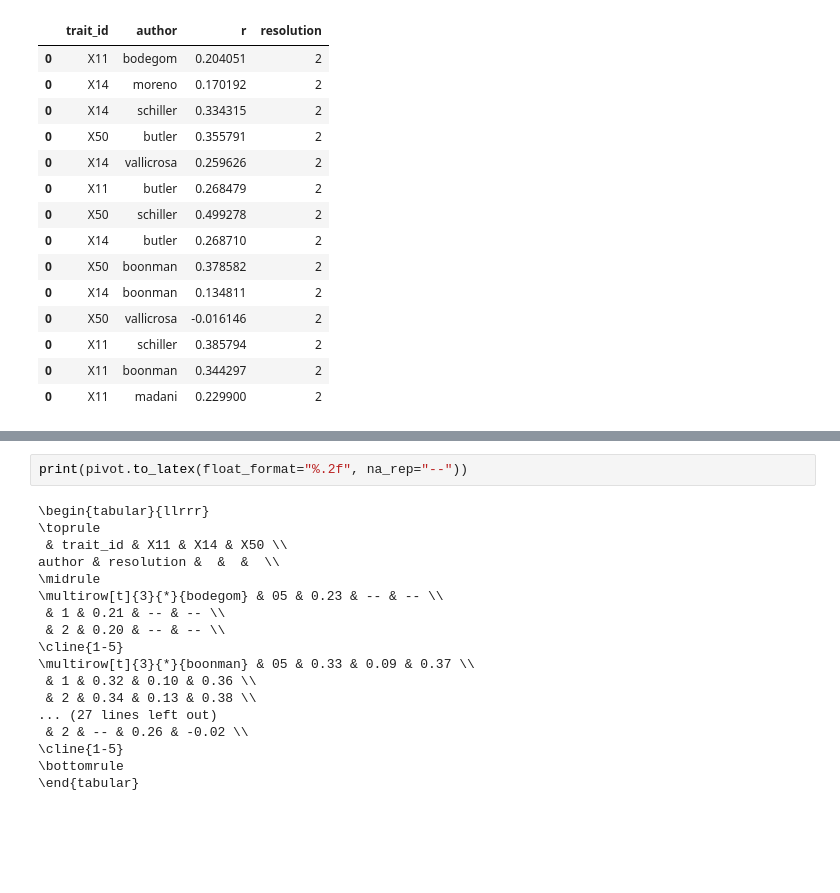
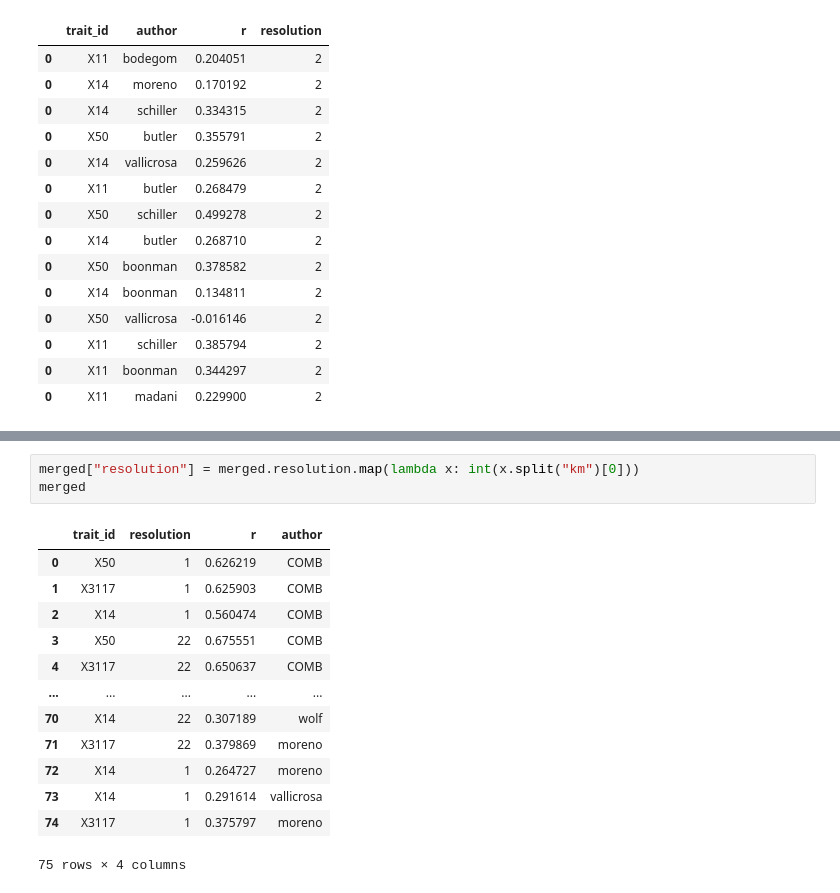
Before and after one commit to GeoSense-Freiburg/cit-sci-traits, a Jupyter notebook: notebooks/2-1_model_analysis/2-1-3_product-comparison.ipynb, the cells around one changed output, grey strips where cells are left out. Drawn from its saved outputs; the diff is of its cells as text; blank space fills up the shorter version.

```diff
--- a/notebooks/2-1_model_analysis/2-1-3_product-comparison.ipynb
+++ b/notebooks/2-1_model_analysis/2-1-3_product-comparison.ipynb
@@ -227,20 +210,17 @@ pivot
-# %%
-print(pivot.to_latex(float_format="%.2f", na_rep="--"))
-# %% [output]
-\begin{tabular}{llrrr}
-\toprule
- & trait_id & X11 & X14 & X50 \\
-author & resolution &  &  &  \\
-\midrule
-\multirow[t]{3}{*}{bodegom} & 05 & 0.23 & -- & -- \\
- & 1 & 0.21 & -- & -- \\
- & 2 & 0.20 & -- & -- \\
-\cline{1-5}
-\multirow[t]{3}{*}{boonman} & 05 & 0.33 & 0.09 & 0.37 \\
- & 1 & 0.32 & 0.10 & 0.36 \\
- & 2 & 0.34 & 0.13 & 0.38 \\
-... (27 lines left out)
- & 2 & -- & 0.26 & -0.02 \\
-\cline{1-5}
-\bottomrule
-\end{tabular}
+# %%
+merged["resolution"] = merged.resolution.map(lambda x: int(x.split("km")[0]))
+merged
+# %% [output]
+|  | trait_id | resolution | r | author |
+| 0 | X50 | 1 | 0.626219 | COMB |
+| 1 | X3117 | 1 | 0.625903 | COMB |
+| 2 | X14 | 1 | 0.560474 | COMB |
+| 3 | X50 | 22 | 0.675551 | COMB |
+| 4 | X3117 | 22 | 0.650637 | COMB |
+| ... | ... | ... | ... | ... |
+| 70 | X14 | 22 | 0.307189 | wolf |
+| 71 | X3117 | 22 | 0.379869 | moreno |
+| 72 | X14 | 1 | 0.264727 | moreno |
+| 73 | X14 | 1 | 0.291614 | vallicrosa |
+| 74 | X3117 | 1 | 0.375797 | moreno |
+75 rows × 4 columns
```
Also changed, not shown: parts of 14 cells of this notebook.
